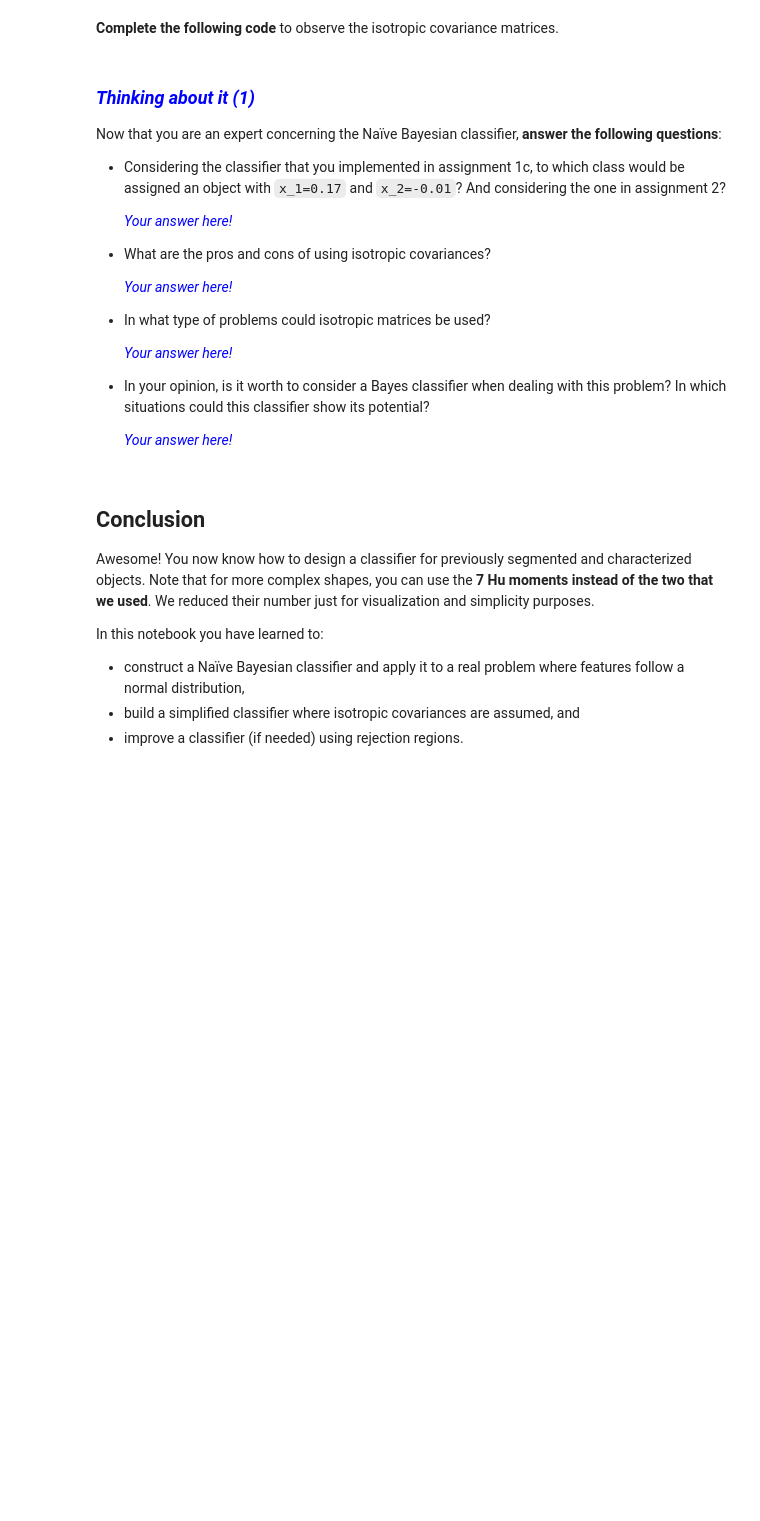
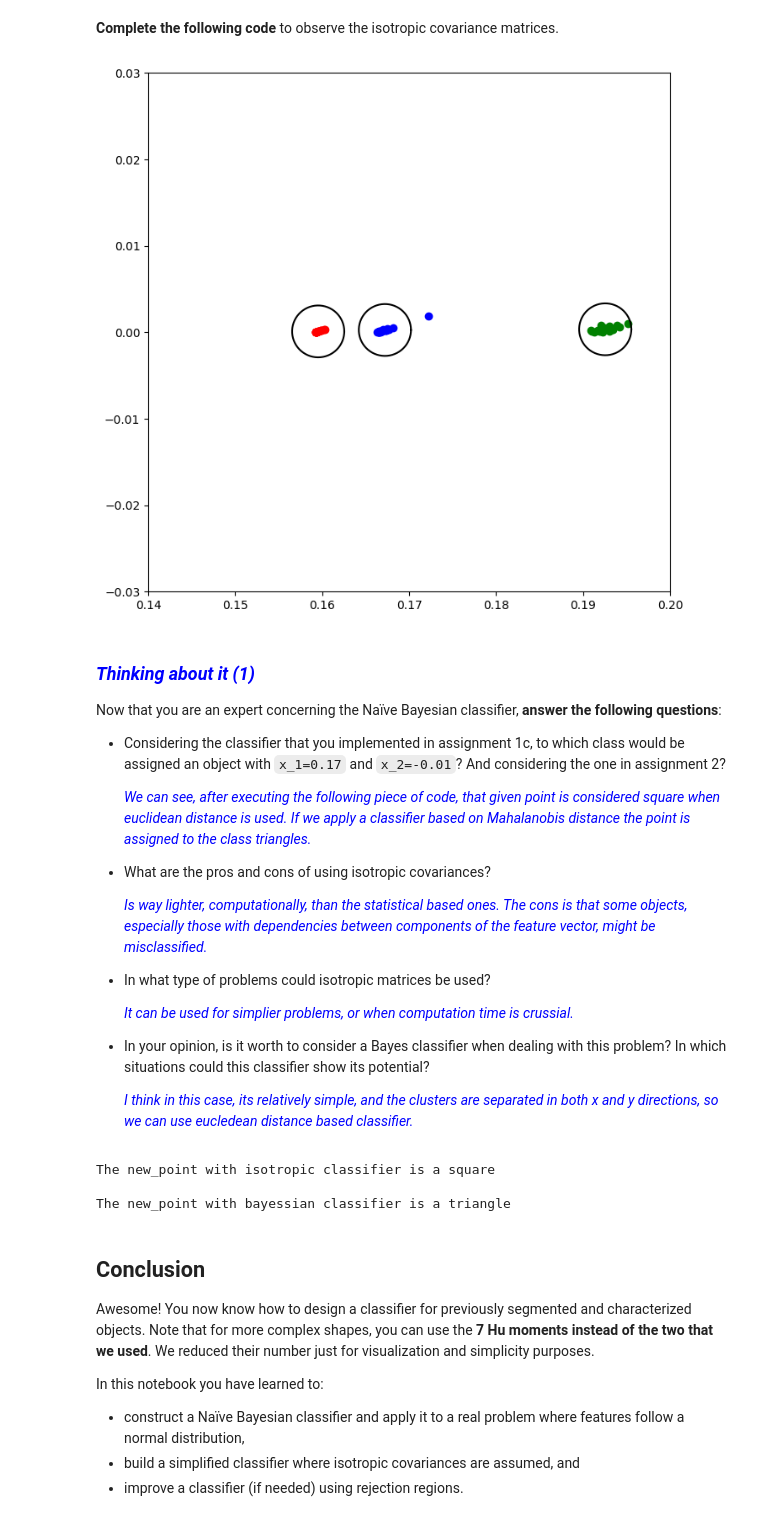
Before and after one commit to Panvalkon/uma_cv_2023, a Jupyter notebook: Chapter 07. Object Recognition/7.2 Bayesian Classifier based on normal distribution.ipynb, the cells around one changed output. Saved outputs shown, nothing was run; the diff lists cells and outputs as text; code cells hidden in the pictures; blank space fills up the shorter version.

```diff
--- a/Chapter 07. Object Recognition/7.2 Bayesian Classifier based on normal distribution.ipynb
+++ b/Chapter 07. Object Recognition/7.2 Bayesian Classifier based on normal distribution.ipynb
@@ -578,19 +594,22 @@ classify_image_isotropic(None)
 # %%
 # Create figure
 fig, ax = plt.subplots()
 plt.axis([0.14, 0.2, -0.03, 0.03])
 
 # Plot hu moments
 plt.plot(train_triangles[0,:],train_triangles[1,:],'go')
 plt.plot(train_circles[0,:],train_circles[1,:],'ro')
 plt.plot(train_squares[0,:],train_squares[1,:],'bo')
 
+identity = np.eye(2)
 # Plot ellipses representing covariance matrices
-PlotEllipse(fig, ax, np.vstack(None), None, 0.003, color='black')
-PlotEllipse(fig, ax, np.vstack(None), None, 0.003, color='black')
-PlotEllipse(fig, ax, np.vstack(None), None, 0.003, color='black')
+PlotEllipse(fig, ax, np.vstack(mean_triangles), identity, 0.003, color='black')
+PlotEllipse(fig, ax, np.vstack(mean_circles), identity, 0.003, color='black')
+PlotEllipse(fig, ax, np.vstack(mean_squares), identity, 0.003, color='black')
 
 fig.canvas.draw()
+# %% [output]
+[figure, added]
 # %% [markdown]
 ### <font color="blue"><b><i>Thinking about it (1)</i></b></font>
 
@@ -598,19 +617,57 @@ Now that you are an expert concerning the Naïve Bayesian classifier, **answer t
 
 - Considering the classifier that you implemented in assignment 1c, to which class would be assigned an object with `x_1=0.17` and `x_2=-0.01`? And considering the one in assignment 2?
 
-    <p style="margin: 4px 0px 6px 5px; color:blue"><i>Your answer here!</i></p>
+    <p style="margin: 4px 0px 6px 5px; color:blue"><i>We can see, after executing the following piece of code, that given point is considered square when euclidean distance is used. If we apply a classifier based on Mahalanobis distance the point is assigned to the class triangles.</i></p>
 
 - What are the pros and cons of using isotropic covariances?
 
-    <p style="margin: 4px 0px 6px 5px; color:blue"><i>Your answer here!</i></p>
+    <p style="margin: 4px 0px 6px 5px; color:blue"><i>Is way lighter, computationally, than the statistical based ones. The cons is that some objects, especially those with dependencies between components of the feature vector, might be misclassified.</i></p>
 
 - In what type of problems could isotropic matrices be used?
 
-    <p style="margin: 4px 0px 6px 5px; color:blue"><i>Your answer here!</i></p>
+    <p style="margin: 4px 0px 6px 5px; color:blue"><i>It can be used for simplier problems, or when computation time is crussial.</i></p>
 
 - In your opinion, is it worth to consider a Bayes classifier when dealing with this problem? In which situations could this classifier show its potential?
 
-    <p style="margin: 4px 0px 6px 5px; color:blue"><i>Your answer here!</i></p>
+    <p style="margin: 4px 0px 6px 5px; color:blue"><i>I think in this case, its relatively simple, and the clusters are separated in both x and y directions, so we can use eucledean distance based classifier.</i></p>
+# %%
+new_point = np.array([0.17, -0.01])
+
+
+def cassifier(new_point):
+    triangle = discriminant_function_isotropic(new_point,mean_triangles)
+    circle = discriminant_function_isotropic(new_point,mean_circles)
+    square = discriminant_function_isotropic(new_point,mean_squares)
+
+    # Search the maximum
+    classification = max([triangle,circle,square])
+    if classification == triangle:
+        print("The new_point with isotropic classifier is a triangle\n")
+    elif classification == circle:
+        print("The new_point with isotropic classifier is a circle\n")
+    else:
+        print("The new_point with isotropic classifier is a square\n")
+
+    prior = 1/3
+    triangle = discriminant_function(new_point,mean_triangles,cov_triangles,prior)
+    circle = discriminant_function(new_point,mean_circles,cov_circles,prior)
+    square = discriminant_function(new_point,mean_squares,cov_squares,prior)
+
+    # Search the maximum
+    classification = max([triangle,circle,square])
+
+    if classification == triangle:
+        print("The new_point with bayessian classifier is a triangle\n")
+    elif classification == circle:
+        print("The new_point with bayessian classifier is a circle\n")
+    else:
+        print("The new_point with bayessian classifier is a square\n")
+
+cassifier(new_point)
+# %% [output]
+The new_point with isotropic classifier is a square
+
+The new_point with bayessian classifier is a triangle
 # %% [markdown]
 ## Conclusion
 
```
Also changed, not shown: parts of 8 cells of this notebook.
